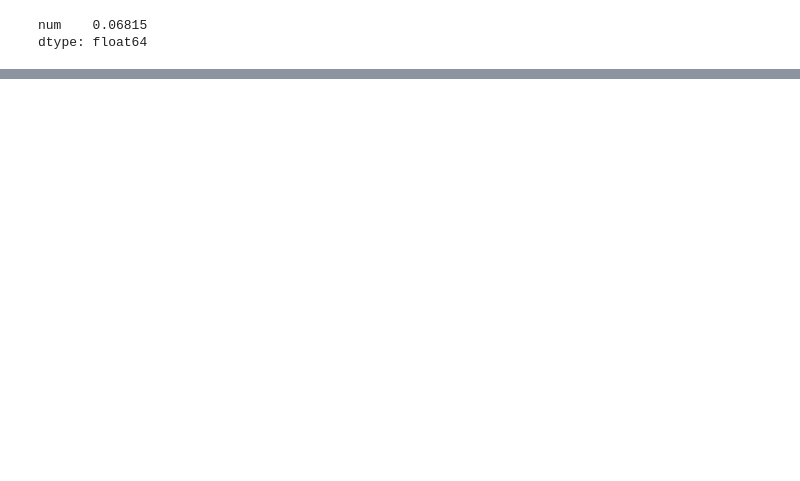
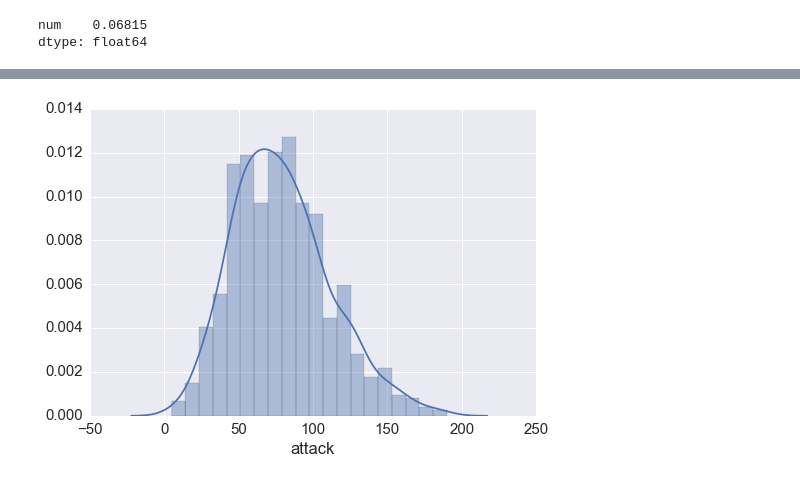
Before and after one commit to vsquared10/DSCI6002-student, a Jupyter notebook: week3/3-1_Review/DSCI6002-Midterm-Part1-Copy1.ipynb, the cells around one changed output, grey strips where cells are left out. Saved outputs shown, nothing was run; the diff lists cells and outputs as text; code cells hidden in the pictures; blank space fills up the shorter version.

```diff
--- a/week3/3-1_Review/DSCI6002-Midterm-Part1-Copy1.ipynb
+++ b/week3/3-1_Review/DSCI6002-Midterm-Part1-Copy1.ipynb
@@ -195,0 +330,3 @@ dtype: float64
+# %%
+pkmn_sample = pd.DataFrame(pkmn.sample(100))
+pkmn_sample.head()
@@ -195,0 +367,6 @@ dtype: float64
+# %%
+µ = pkmn['attack']
+xbar = pkmn_sample['attack']
+sns.distplot(µ);
+# %% [output]
+[figure, added]
```
Also changed, not shown: parts of 41 cells of this notebook.
